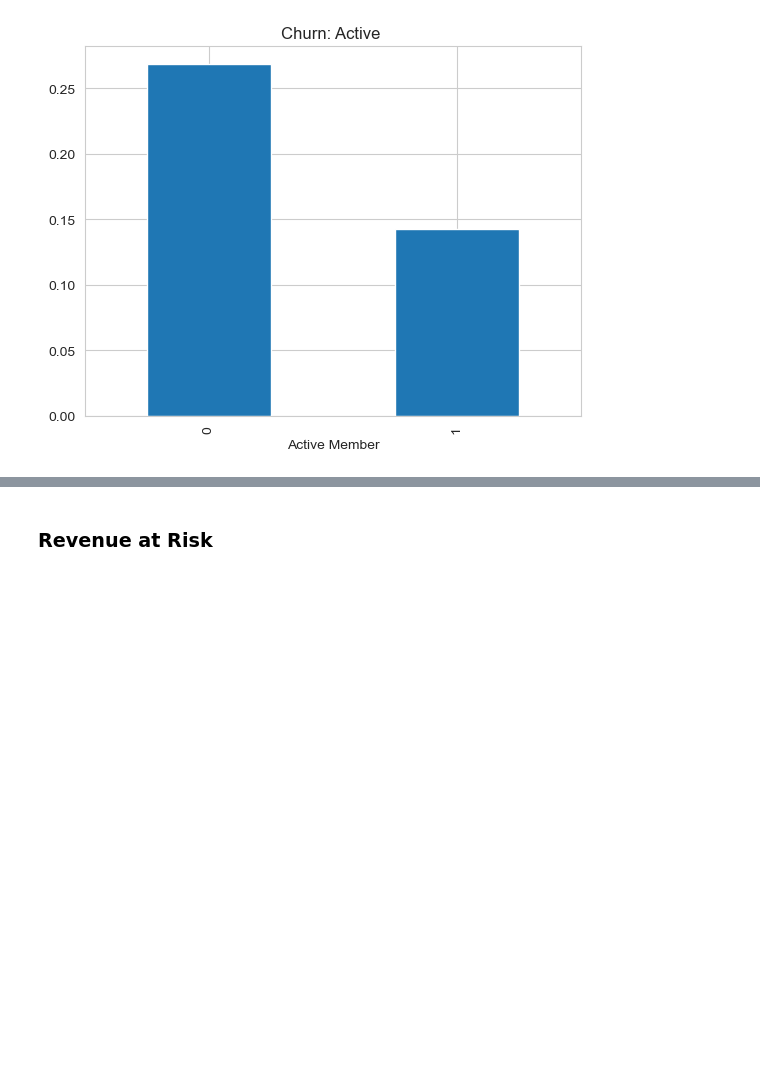
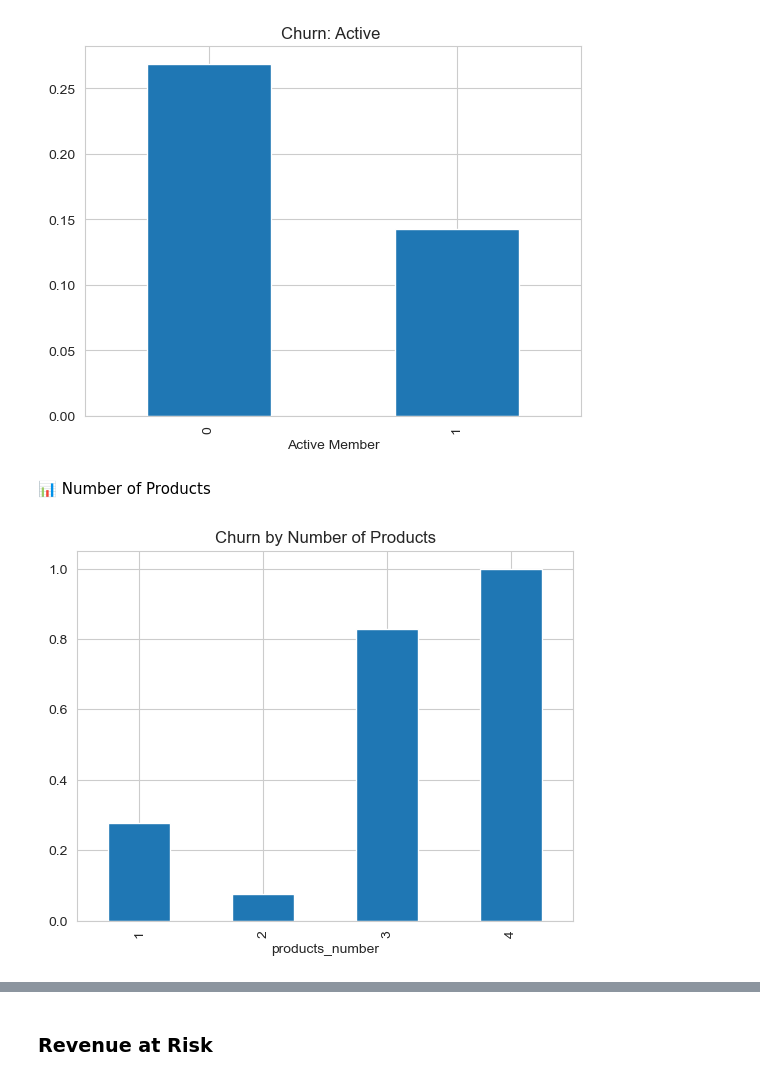
Before and after one commit to KennySiwawa/fintech_customer_churn_analysis, a Jupyter notebook: notebooks/churn_analysis.ipynb, the cells around one changed output, grey strips where cells are left out. Saved outputs shown, nothing was run; the diff lists cells and outputs as text; code cells hidden in the pictures; blank space fills up the shorter version.

```diff
--- a/notebooks/churn_analysis.ipynb
+++ b/notebooks/churn_analysis.ipynb
@@ -141,3 +141,11 @@ plt.xlabel("Active Member")
 plt.show()
 # %% [output]
 [figure]
+# %% [markdown]
+📊 Number of Products
+# %%
+df.groupby('products_number')['churn'].mean().plot(kind='bar')
+plt.title("Churn by Number of Products")
+plt.show()
+# %% [output]
+[figure, added]
```
Also changed, not shown: parts of 3 cells of this notebook.
